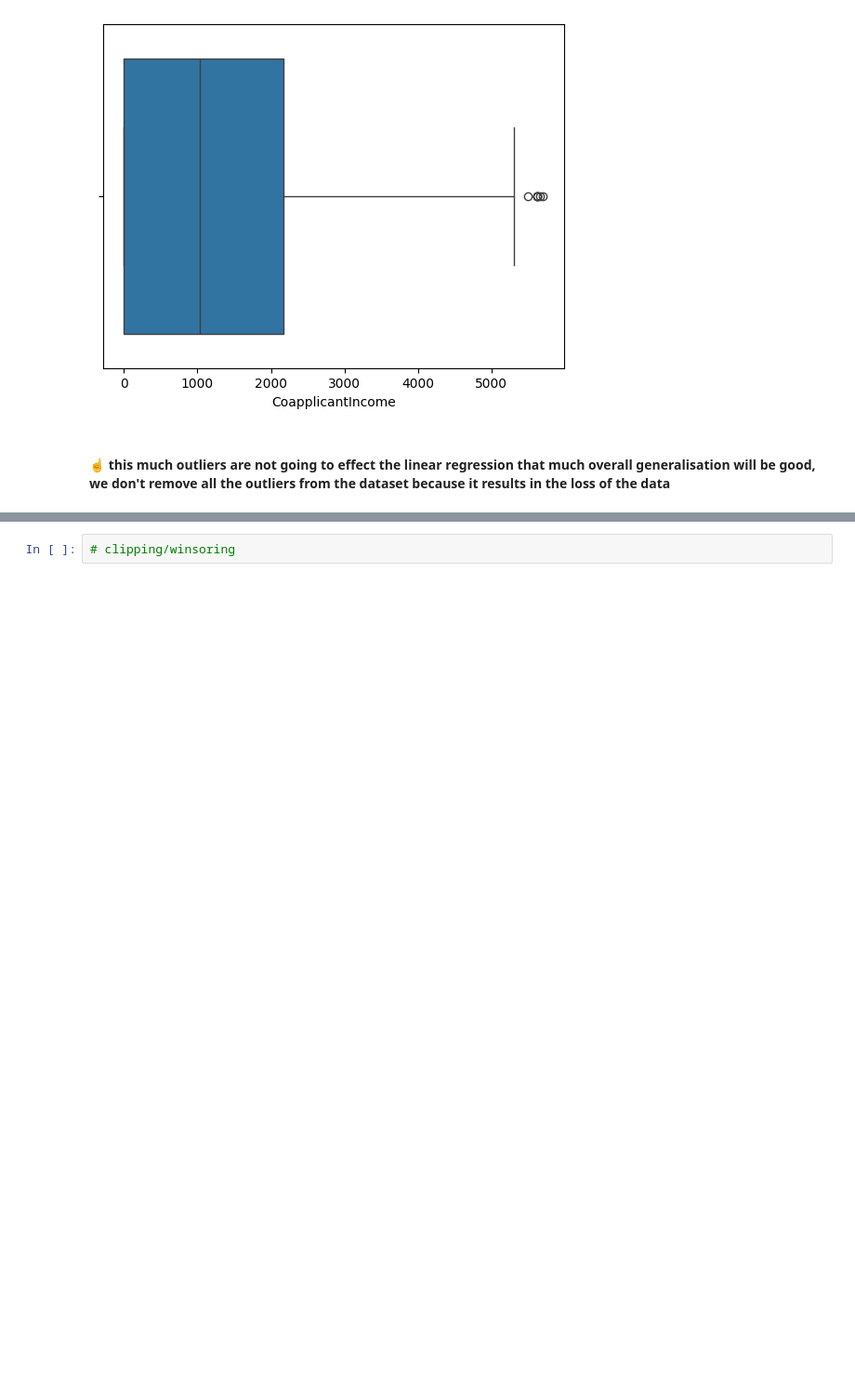
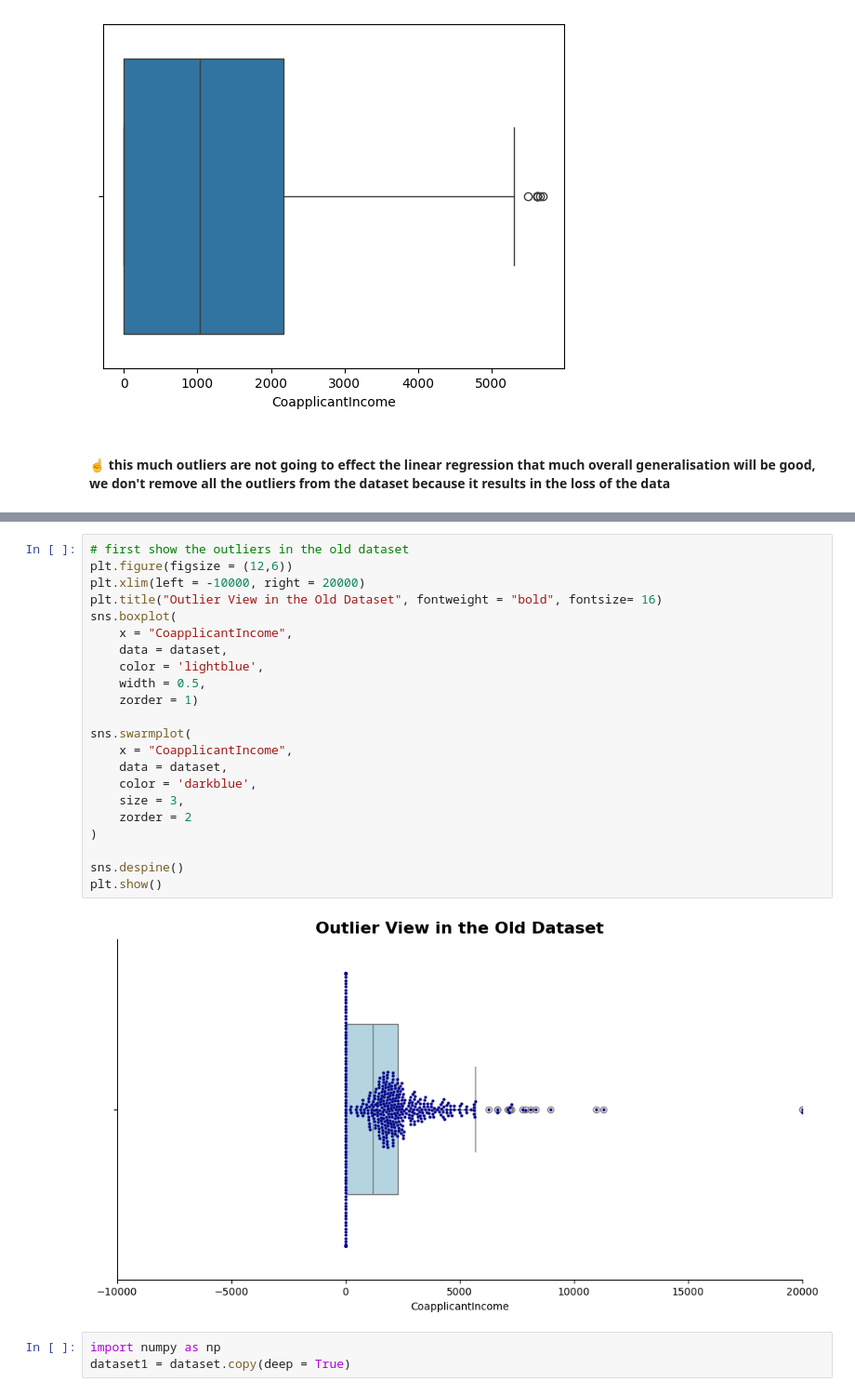
Before and after one commit to Akash123-cyber/ML-Journey, a Jupyter notebook: 4.1_IQR_Outlier_handling.ipynb, the cells around one changed output, grey strips where cells are left out. Shown at 93% size. Cells and saved outputs as stored; diff of their text form; blank space fills up the shorter version.

```diff
--- a/4.1_IQR_Outlier_handling.ipynb
+++ b/4.1_IQR_Outlier_handling.ipynb
@@ -343,2 +373,27 @@ plt.show()
 # %%
-# clipping/winsoring
+# first show the outliers in the old dataset
+plt.figure(figsize = (12,6))
+plt.xlim(left = -10000, right = 20000)
+plt.title("Outlier View in the Old Dataset", fontweight = "bold", fontsize= 16)
+sns.boxplot(
+    x = "CoapplicantIncome",
+    data = dataset,
+    color = 'lightblue',
+    width = 0.5,
+    zorder = 1)
+
+sns.swarmplot(
+    x = "CoapplicantIncome",
+    data = dataset,
+    color = 'darkblue',
+    size = 3,
+    zorder = 2
+)
+
+sns.despine()
+plt.show()
+# %% [output]
+[figure, added]
+# %%
+import numpy as np
+dataset1 = dataset.copy(deep = True)
```
Also changed, not shown: parts of 7 cells of this notebook.
